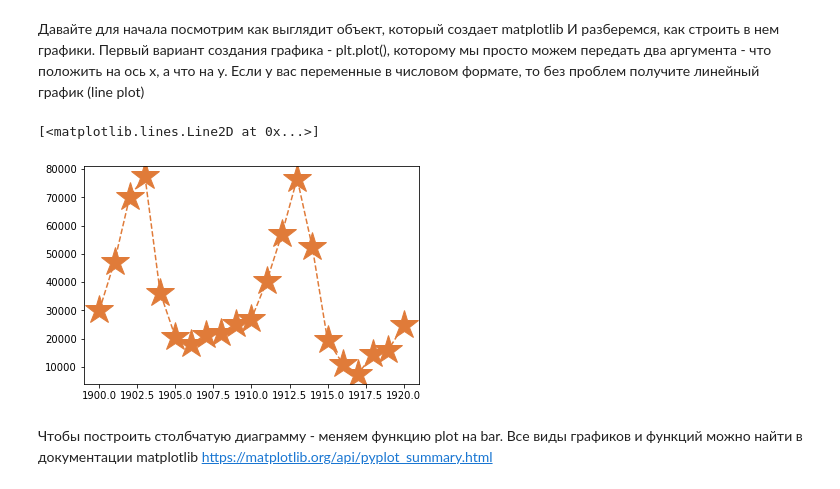
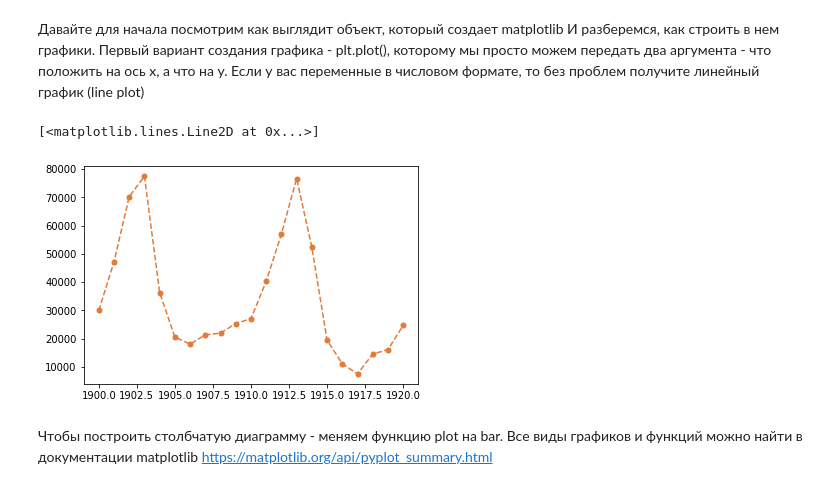
Before and after one commit to pileyan/Python_2023_Master, a Jupyter notebook: lect09. Data visualization/Viz.ipynb, the cells around one changed output. Saved outputs shown, nothing was run; the diff lists cells and outputs as text; code cells hidden in the pictures.

```diff
--- a/lect09. Data visualization/Viz.ipynb
+++ b/lect09. Data visualization/Viz.ipynb
@@ -52,12 +62,14 @@ forest.plot(kind = 'line',
 # %%
 plt.plot??
 # %%
-dct = {'color':'red', 'ls':'.-'}
+# dct = {'color':'red', 'ls':'.-'}
 
-plt.plot(forest.year, forest.hare, '*--', markersize = 30, c = '#e07b39') # первый аргумент - ось x, второй аргумент - ось y.
+plt.plot(forest.year, forest.hare, '.--',
+         markersize = 10,
+         c = '#e07b39') # первый аргумент - ось x, второй аргумент - ось y.
 # %% [output]
 [<matplotlib.lines.Line2D at 0x...>]
-[figure, old version]
+[figure, new version]
 # %% [markdown]
 Чтобы построить столбчатую диаграмму - меняем функцию plot на bar.
 Все виды графиков и функций можно найти в документации matplotlib
```
Also changed, not shown: parts of 11 cells of this notebook, 4 other files.
